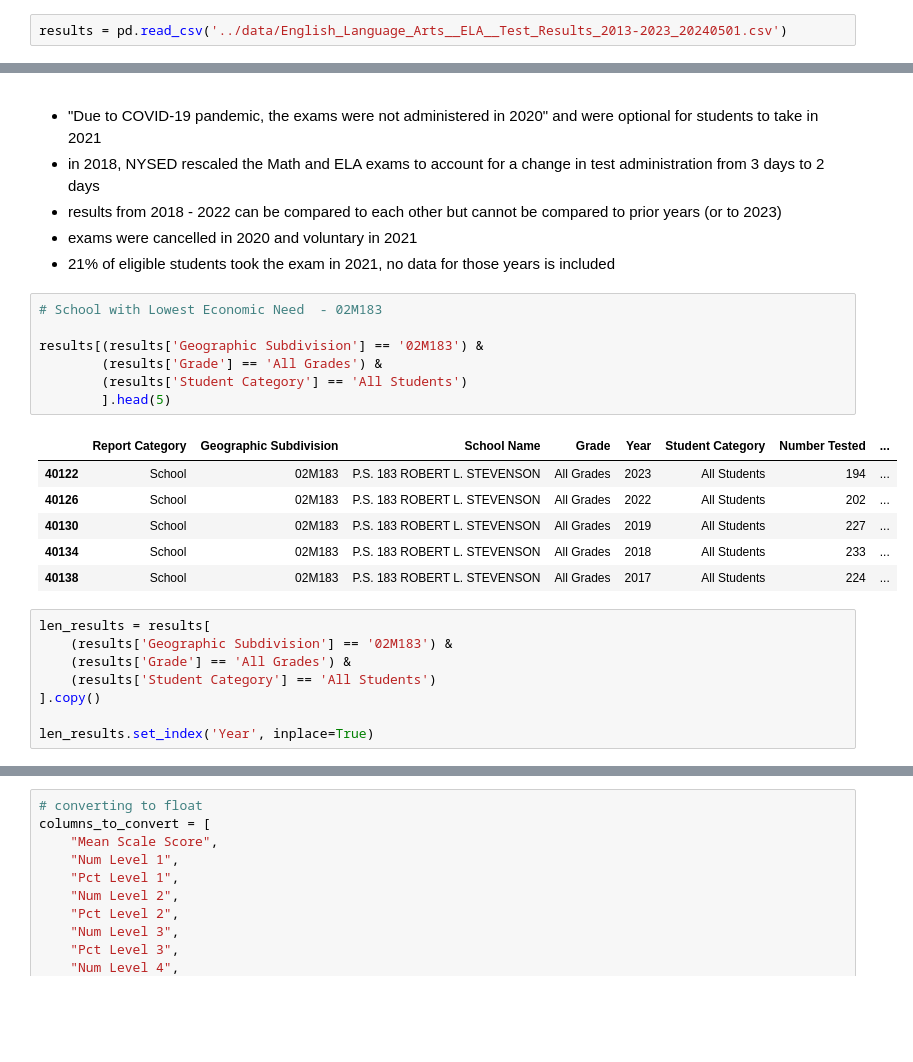
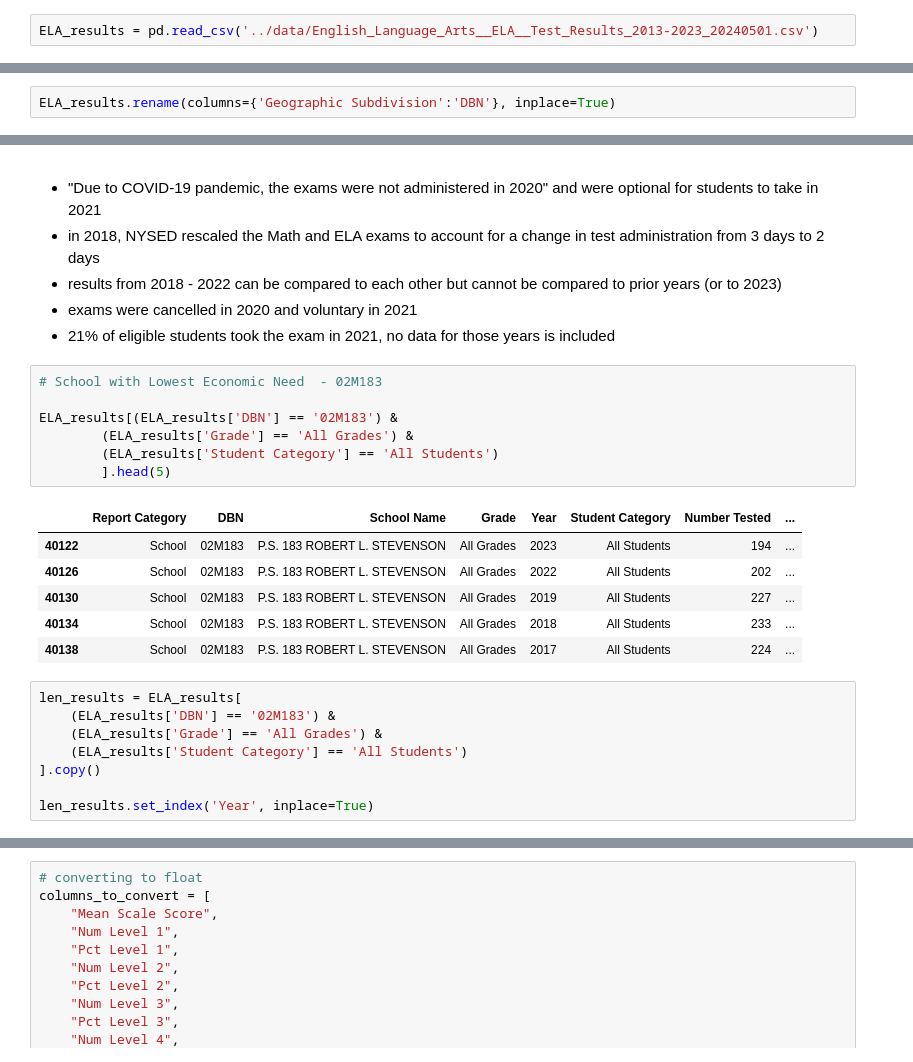
Before and after one commit to myCanaless/NYCeducation-duringCOVID, a Jupyter notebook: code/michaels_TestResults_analysis.ipynb, the cells around one changed output, grey strips where cells are left out. Cells and saved outputs as stored; diff of their text form; blank space fills up the shorter version.

```diff
--- a/code/michaels_TestResults_analysis.ipynb
+++ b/code/michaels_TestResults_analysis.ipynb
@@ -6,5 +6,5 @@ import numpy as np
 import matplotlib.pyplot as plt
 import seaborn as sns
 # %%
-results = pd.read_csv('../data/English_Language_Arts__ELA__Test_Results_2013-2023_20240501.csv')
+ELA_results = pd.read_csv('../data/English_Language_Arts__ELA__Test_Results_2013-2023_20240501.csv')
 # %%
@@ -67,3 +67,5 @@ Index(['Report Category', 'Geographic Subdivision', 'School Name', 'Grade',
        'Num Level 3', 'Pct Level 3', 'Num Level 4', 'Pct Level 4',
        'Num Level 3 and 4', 'Pct Level 3 and 4'],
       dtype='object')
+# %%
+ELA_results.rename(columns={'Geographic Subdivision':'DBN'}, inplace=True)
@@ -216,22 +220,22 @@ Index([2023, 2022, 2019, 2018, 2017, 2016, 2015, 2014, 2013], dtype='int64', nam
 # %%
 # School with Lowest Economic Need  - 02M183
 
-results[(results['Geographic Subdivision'] == '02M183') &
-        (results['Grade'] == 'All Grades') &
-        (results['Student Category'] == 'All Students')
+ELA_results[(ELA_results['DBN'] == '02M183') &
+        (ELA_results['Grade'] == 'All Grades') &
+        (ELA_results['Student Category'] == 'All Students')
         ].head(5)
 # %% [output]
-|  | Report Category | Geographic Subdivision | School Name | Grade | Year | Student Category | Number Tested | ... |
+|  | Report Category | DBN | School Name | Grade | Year | Student Category | Number Tested | ... |
 | 40122 | School | 02M183 | P.S. 183 ROBERT L. STEVENSON | All Grades | 2023 | All Students | 194 | ... |
 | 40126 | School | 02M183 | P.S. 183 ROBERT L. STEVENSON | All Grades | 2022 | All Students | 202 | ... |
 | 40130 | School | 02M183 | P.S. 183 ROBERT L. STEVENSON | All Grades | 2019 | All Students | 227 | ... |
 | 40134 | School | 02M183 | P.S. 183 ROBERT L. STEVENSON | All Grades | 2018 | All Students | 233 | ... |
 | 40138 | School | 02M183 | P.S. 183 ROBERT L. STEVENSON | All Grades | 2017 | All Students | 224 | ... |
 # %%
-len_results = results[
-    (results['Geographic Subdivision'] == '02M183') &
-    (results['Grade'] == 'All Grades') &
-    (results['Student Category'] == 'All Students')
+len_results = ELA_results[
+    (ELA_results['DBN'] == '02M183') &
+    (ELA_results['Grade'] == 'All Grades') &
+    (ELA_results['Student Category'] == 'All Students')
 ].copy()
 
 len_results.set_index('Year', inplace=True)
```
Also changed, not shown: parts of 57 cells of this notebook, 12 other files.
